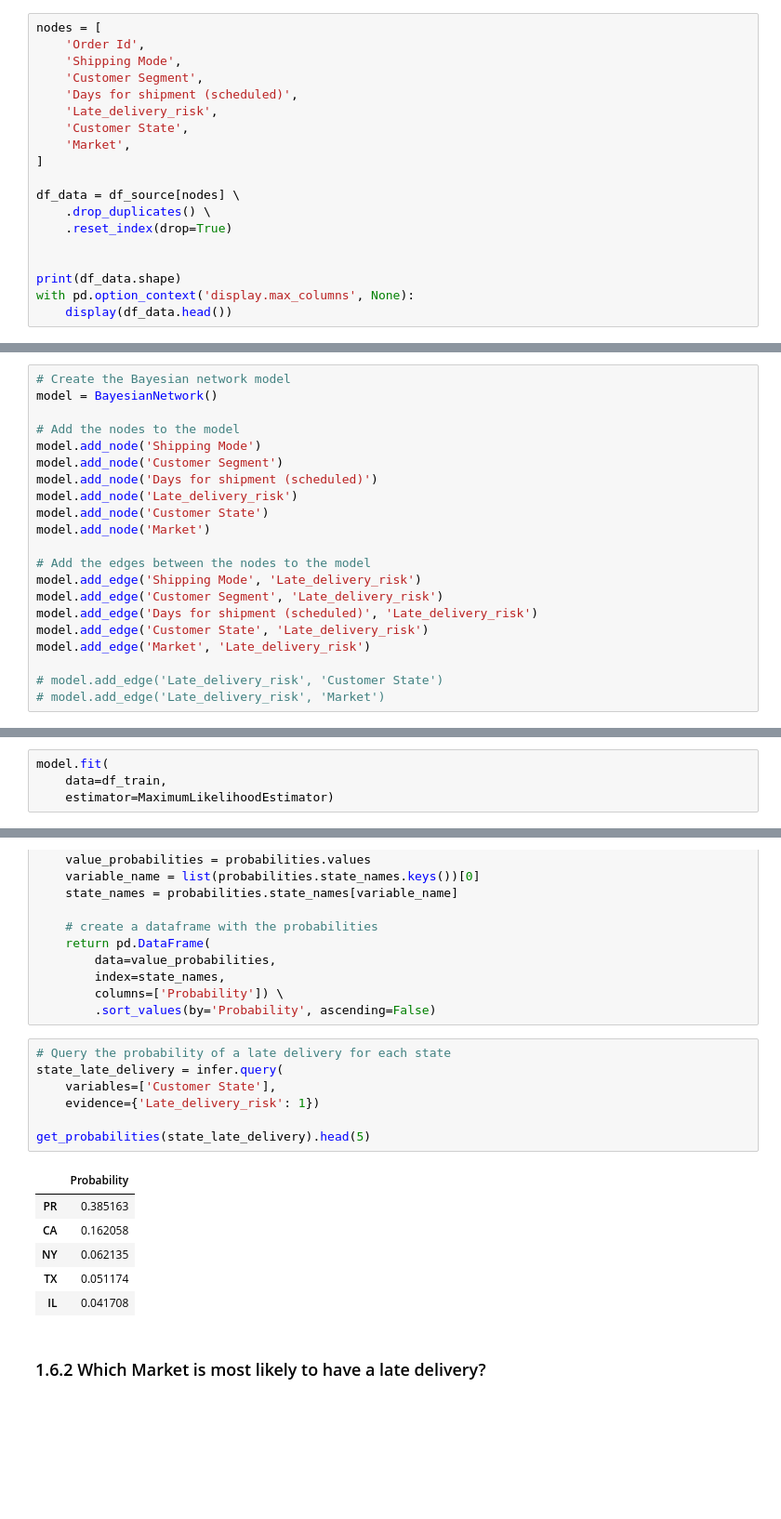
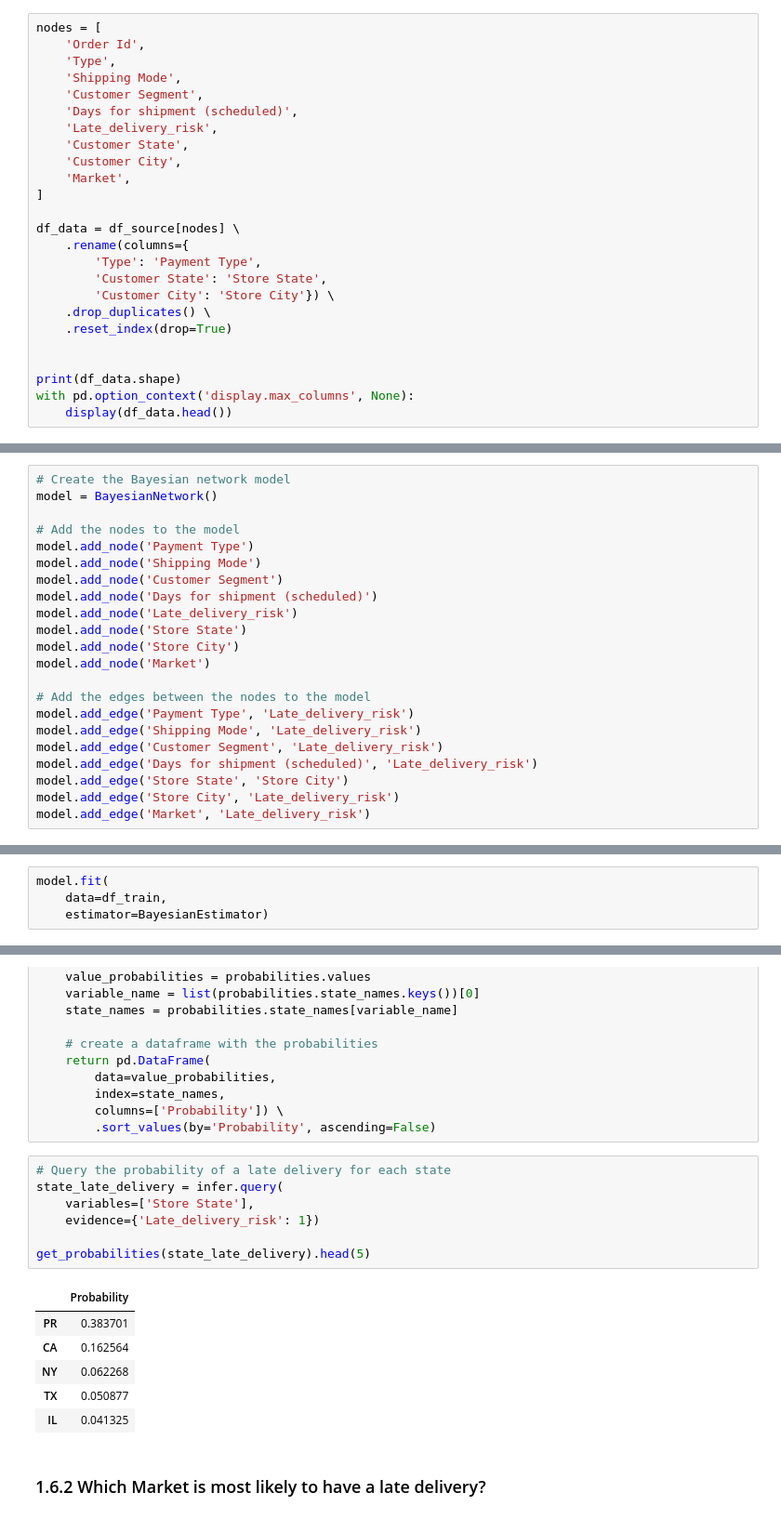
Before and after one commit to JohnnyFoulds/dsm100-2022-oct, a Jupyter notebook: cw01/02_feature_engineering.ipynb, the cells around one changed output, grey strips where cells are left out. Shown: that part at 93% size. Drawn from its saved outputs; the diff is of its cells as text; blank space fills up the shorter version.

Commit message:
Simplyfying model

```diff
--- a/cw01/02_feature_engineering.ipynb
+++ b/cw01/02_feature_engineering.ipynb
@@ -122,15 +145,21 @@ Select the columns that will be used as the network nodes and remove duplicate r
 # %%
 nodes = [
     'Order Id',
+    'Type',
     'Shipping Mode',
     'Customer Segment',
     'Days for shipment (scheduled)',
     'Late_delivery_risk',
     'Customer State',
+    'Customer City',
     'Market',
 ]
 
 df_data = df_source[nodes] \
+    .rename(columns={
+        'Type': 'Payment Type',
+        'Customer State': 'Store State',
+        'Customer City': 'Store City'}) \
     .drop_duplicates() \
     .reset_index(drop=True)
 
@@ -187,28 +218,29 @@ Define the model nodes and edges.
 model = BayesianNetwork()
 
 # Add the nodes to the model
+model.add_node('Payment Type')
 model.add_node('Shipping Mode')
 model.add_node('Customer Segment')
 model.add_node('Days for shipment (scheduled)')
 model.add_node('Late_delivery_risk')
-model.add_node('Customer State')
+model.add_node('Store State')
+model.add_node('Store City')
 model.add_node('Market')
 
 # Add the edges between the nodes to the model
+model.add_edge('Payment Type', 'Late_delivery_risk')
 model.add_edge('Shipping Mode', 'Late_delivery_risk')
 model.add_edge('Customer Segment', 'Late_delivery_risk')
 model.add_edge('Days for shipment (scheduled)', 'Late_delivery_risk')
-model.add_edge('Customer State', 'Late_delivery_risk')
+model.add_edge('Store State', 'Store City')
+model.add_edge('Store City', 'Late_delivery_risk')
 model.add_edge('Market', 'Late_delivery_risk')
-
-# model.add_edge('Late_delivery_risk', 'Customer State')
-# model.add_edge('Late_delivery_risk', 'Market')
 # %% [markdown]
 ### 1.4.2 Compute the Probability Distribution Table (PDT)
 # %%
 model.fit(
     data=df_train,
-    estimator=MaximumLikelihoodEstimator)
+    estimator=BayesianEstimator)
 # %%
 # Check if the model is valid
 model.check_model()
@@ -328,17 +364,17 @@ def get_probabilities(probabilities: DiscreteFactor) -> pd.DataFrame:
 # %%
 # Query the probability of a late delivery for each state
 state_late_delivery = infer.query(
-    variables=['Customer State'],
+    variables=['Store State'],
     evidence={'Late_delivery_risk': 1})
 
 get_probabilities(state_late_delivery).head(5)
 # %% [output]
 |  | Probability |
-| PR | 0.385163 |
-| CA | 0.162058 |
-| NY | 0.062135 |
-| TX | 0.051174 |
-| IL | 0.041708 |
+| PR | 0.383701 |
+| CA | 0.162564 |
+| NY | 0.062268 |
+| TX | 0.050877 |
+| IL | 0.041325 |
 # %% [markdown]
 ### 1.6.2 Which Market is most likely to have a late delivery?
 # %%
```
Also changed, not shown: parts of 33 cells of this notebook, 1 other file.
